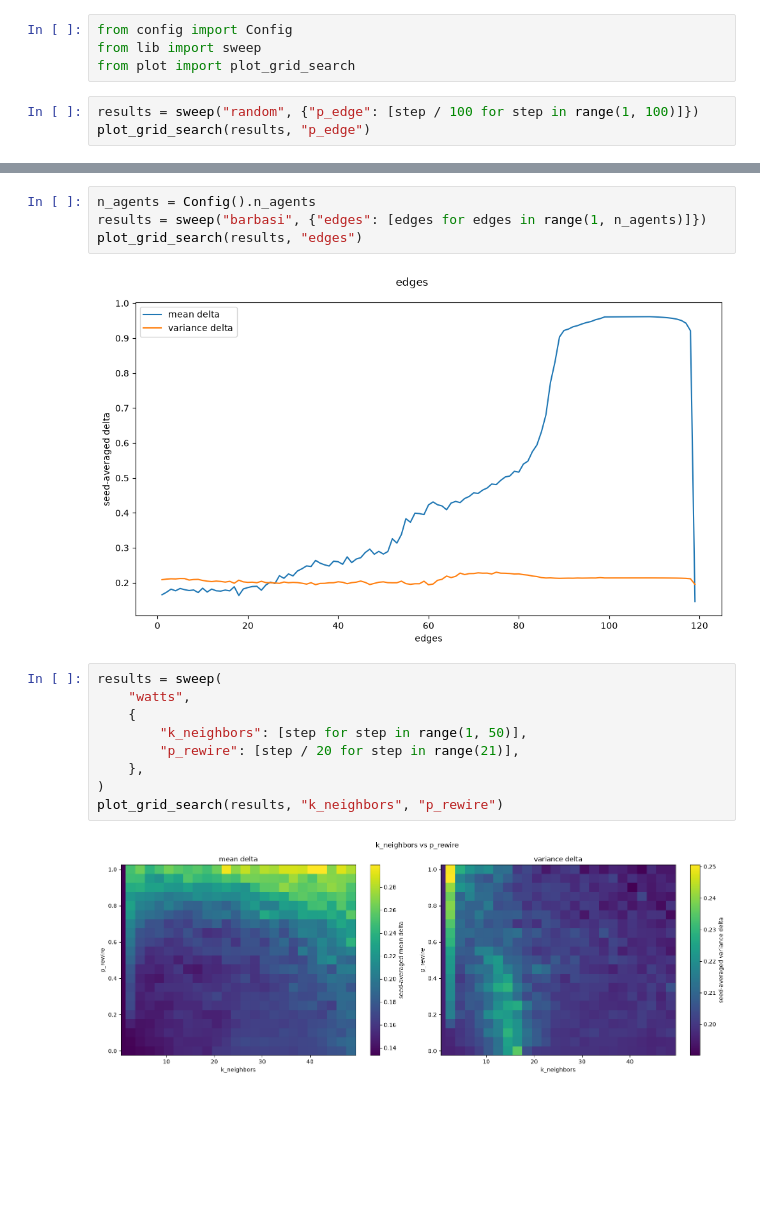
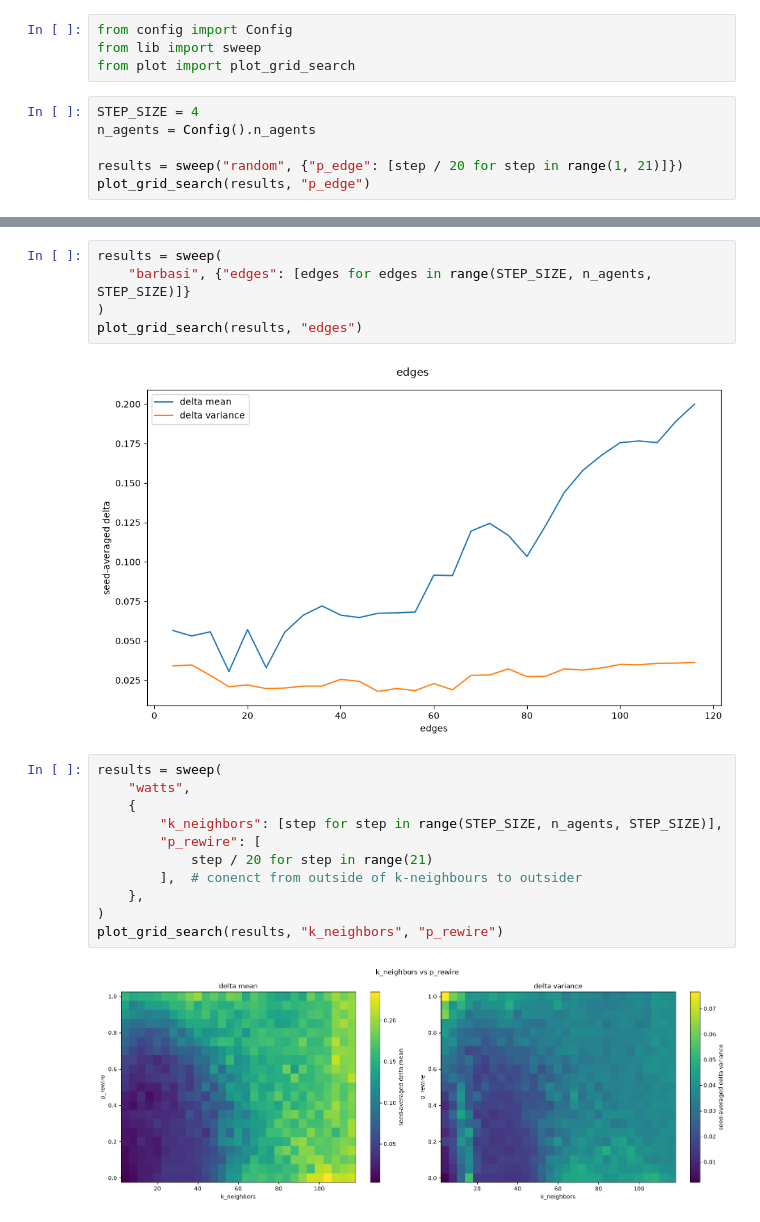
Before and after one commit to VeolCZ/multi_agent_sys, a Jupyter notebook: opinion_model.ipynb, the cells around one changed output, grey strips where cells are left out. Saved outputs shown, nothing was run; the diff lists cells and outputs as text; blank space fills up the shorter version.

Commit message:
random fixes

```diff
--- a/opinion_model.ipynb
+++ b/opinion_model.ipynb
@@ -3,6 +3,9 @@ from config import Config
 from lib import sweep
 from plot import plot_grid_search
 # %%
-results = sweep("random", {"p_edge": [step / 100 for step in range(1, 100)]})
+STEP_SIZE = 4
+n_agents = Config().n_agents
+
+results = sweep("random", {"p_edge": [step / 20 for step in range(1, 21)]})
 plot_grid_search(results, "p_edge")
 # %% [output]
@@ -10,20 +13,23 @@ plot_grid_search(results, "p_edge")
 # %%
-n_agents = Config().n_agents
-results = sweep("barbasi", {"edges": [edges for edges in range(1, n_agents)]})
+results = sweep(
+    "barbasi", {"edges": [edges for edges in range(STEP_SIZE, n_agents, STEP_SIZE)]}
+)
 plot_grid_search(results, "edges")
 # %% [output]
-[figure, old version]
+[figure, new version]
 # %%
 results = sweep(
     "watts",
     {
-        "k_neighbors": [step for step in range(1, 50)],
-        "p_rewire": [step / 20 for step in range(21)],
+        "k_neighbors": [step for step in range(STEP_SIZE, n_agents, STEP_SIZE)],
+        "p_rewire": [
+            step / 20 for step in range(21)
+        ],  # conenct from outside of k-neighbours to outsider
     },
 )
 plot_grid_search(results, "k_neighbors", "p_rewire")
 # %% [output]
-[figure, old version]
+[figure, new version]
 # %%
 from config import Config
 from lib import init_sim, run_one
```
Also changed, not shown: parts of 3 cells of this notebook, 3 other files.
